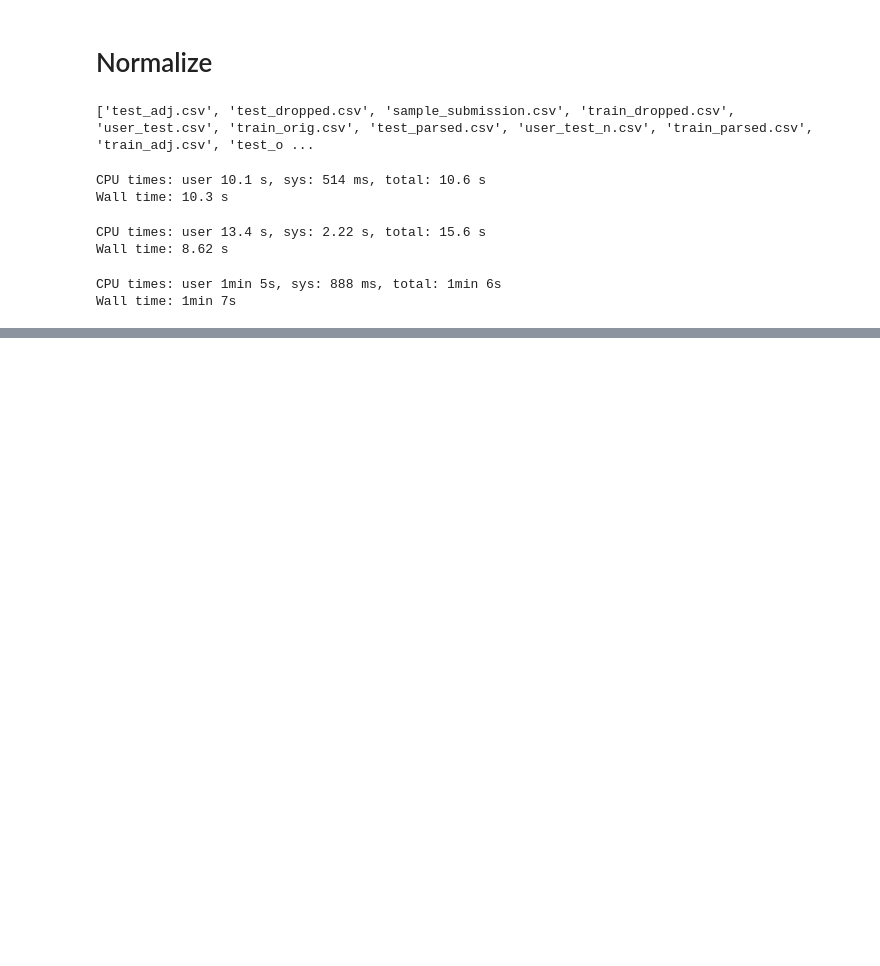
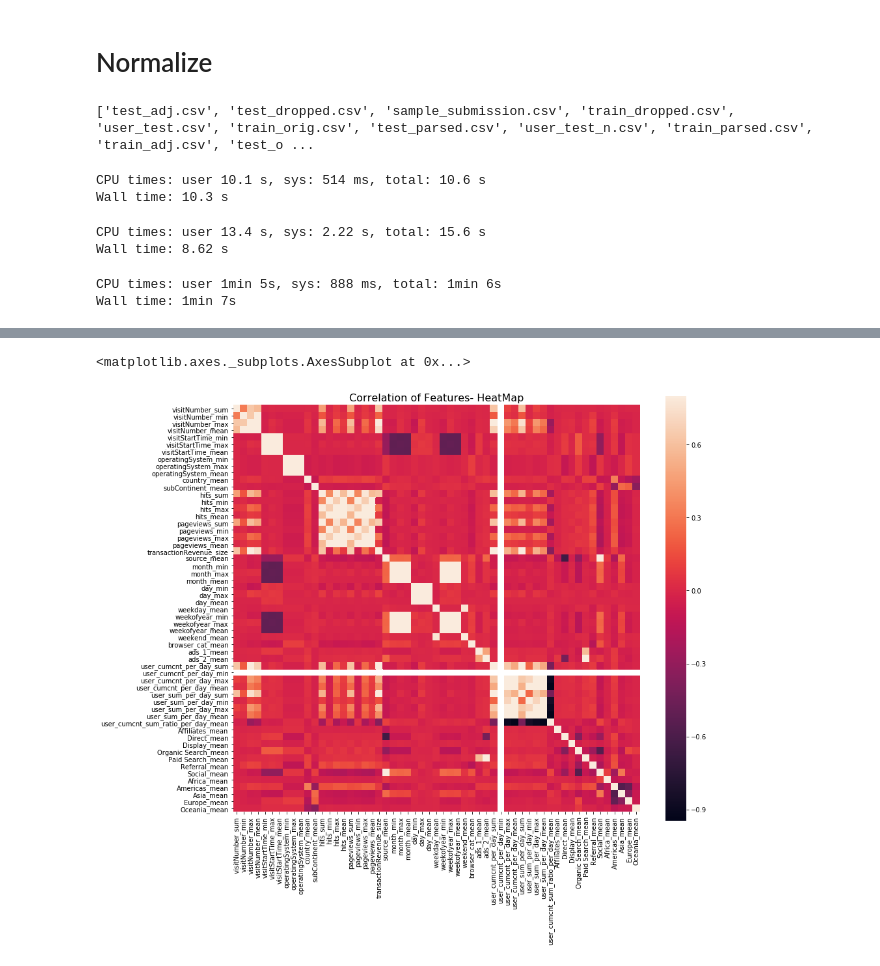
Before and after one commit to kyokicchi/ggl_an_codes, a Jupyter notebook: ggl_analytics.ipynb, the cells around one changed output, grey strips where cells are left out. Drawn from its saved outputs; the diff is of its cells as text; code cells hidden in the pictures; blank space fills up the shorter version.

```diff
--- a/ggl_analytics.ipynb
+++ b/ggl_analytics.ipynb
@@ -418,0 +421,4 @@ Wall time: 1min 7s
+# %%
+%%time
+df_user_train = pd.read_csv(path +'user_train_n.csv', index_col = 0, dtype={'fullVisitorId': 'str'})
+df_user_train.drop('transactionRevenue_sum', axis = 1, inplace=True)
@@ -418,0 +428,10 @@ Wall time: 1min 7s
+# %%
+import matplotlib.pyplot as plt
+import seaborn as sns
+
+f , ax = plt.subplots(figsize = (14,12))
+plt.title('Correlation of Features- HeatMap',y=1,size=16)
+sns.heatmap(df_user_train.corr(),square = True,  vmax=0.8)
+# %% [output]
+<matplotlib.axes._subplots.AxesSubplot at 0x...>
+[figure, added]
```
Also changed, not shown: parts of 2 cells of this notebook.
